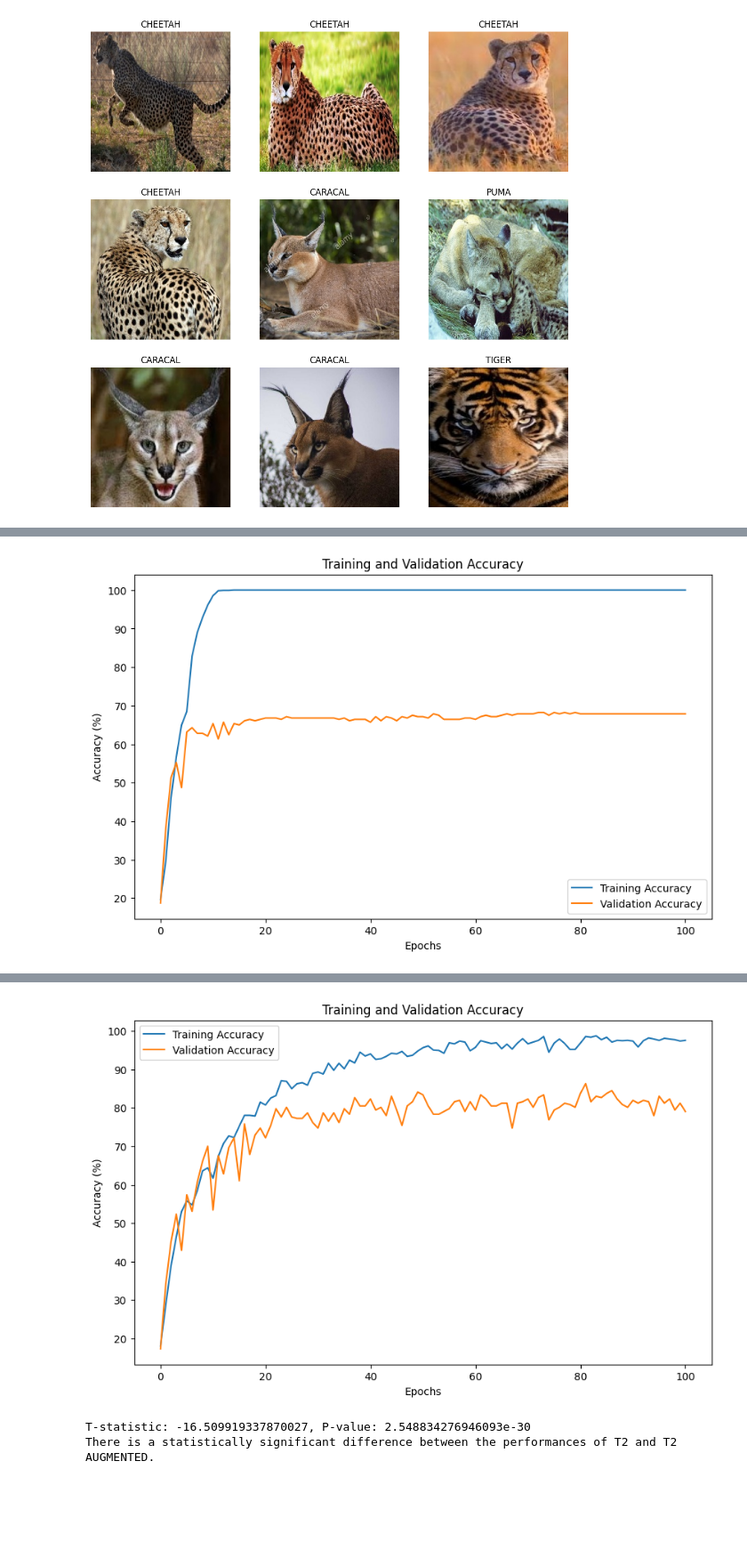
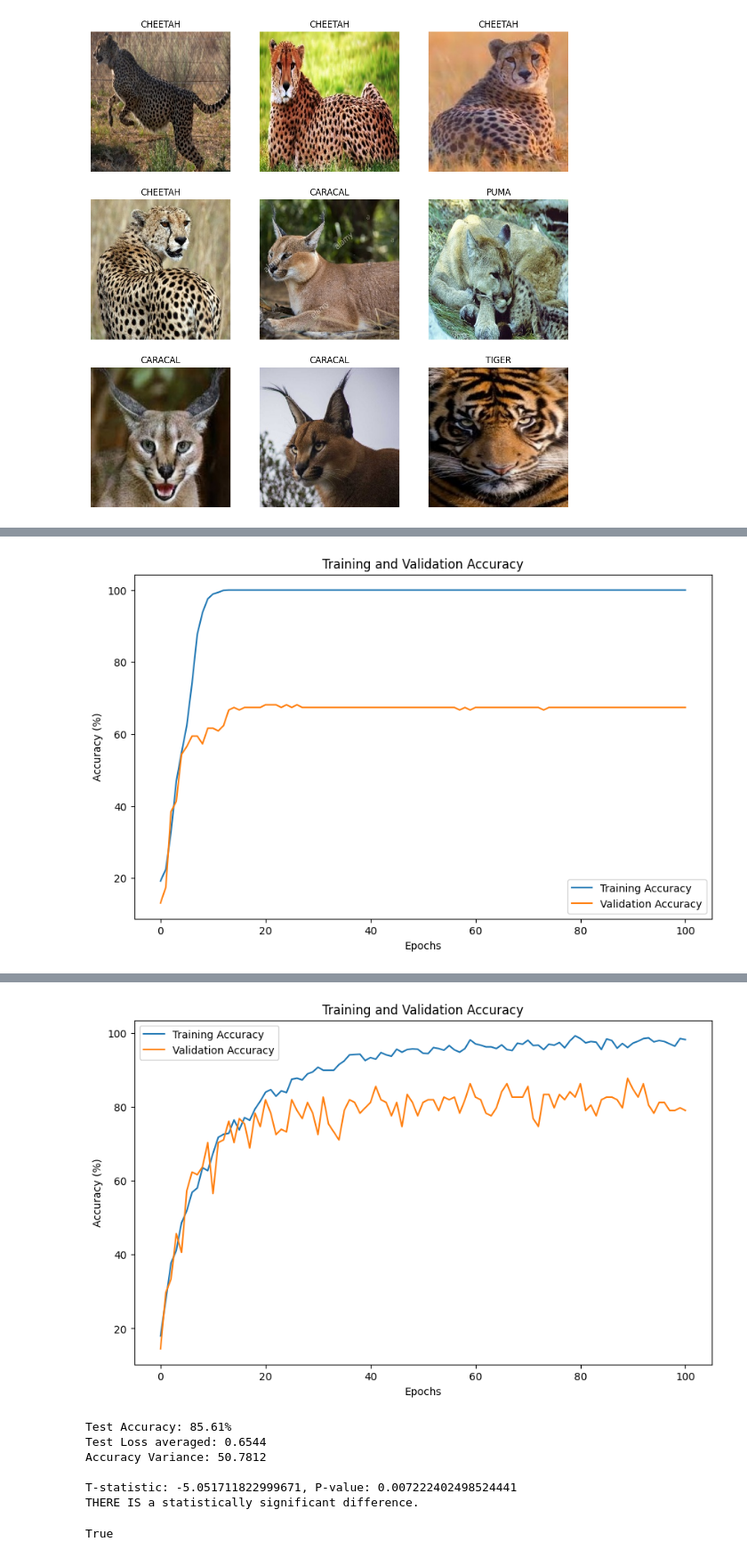
Before and after one commit to JekxDevil/AI, a Jupyter notebook: courses/usi/machine-learning/assignments/2/example.ipynb, the cells around one changed output, grey strips where cells are left out. Shown at 89% size. Drawn from its saved outputs; the diff is of its cells as text; code cells hidden in the pictures; blank space fills up the shorter version.

```diff
--- a/courses/usi/machine-learning/assignments/2/example.ipynb
+++ b/courses/usi/machine-learning/assignments/2/example.ipynb
@@ -390,23 +467,16 @@ class RecipeCNN(nn.Module):
 
 # """
 x, y, _ = get_input(_permute=True) # permute dimensions
-train_loader, test_loader = get_loads(x, y, 0.8)
-model = RecipeCNN(len(label_to_idx)).to(CONFIGS["device"])
-optimizer = CONFIGS["optimizer"](model.parameters())
-train_acc, test_acc, best_model = train(model, CONFIGS["criterion"], optimizer, (train_loader, test_loader))
-save_model(best_model, 'best_cnn.pth')
-test_acc_t2 = test_acc.copy() # used later on for statistical comparison
-plot_train_test(train_acc, test_acc)
-
-# 5. STATISTICAL COMPARISON
-t_stat, p_value = ttest_rel(test_acc_t1[:CONFIGS["epochs"]], test_acc_t2)
-print(f"T-statistic: {t_stat}, P-value: {p_value}")
-
-# interpretation of the result
-if p_value < 0.05:
-    print("There is a statistically significant difference between the performances of T1 and T2.")
-else:
-    print("There is no statistically significant difference between the performances of T1 and T2.")
+train_loader, val_loader, test_loader = get_loads(_x=x, _y=y)
+model_cnn = RecipeCNN(len(label_to_idx)).to(CONFIGS["device"])
+optimizer = CONFIGS["optimizer"](model_cnn.parameters())
+train_acc, val_acc, best_model_cnn = train(
+    model_cnn, CONFIGS["criterion"], optimizer, (train_loader, val_loader)
+)
+save_model(best_model_cnn, 'best_cnn.pth')
+plot_accuracies(train_acc, val_acc)
+metrics_cnn = evaluate_model(best_model_cnn, test_loader)
+statistical_comparison(metrics_ffnn, metrics_cnn)
 
 # """
 
@@ -425,22 +495,15 @@ augmentation_transforms = transforms.Compose([
 ])
 
 
-x, y, feats = get_input(_permute=True) # permute dimensions
-train_loader, test_loader = get_loads(x, y, 0.8, _transform=augmentation_transforms)
-model = RecipeCNN(len(label_to_idx)).to(CONFIGS["device"])
-optimizer = CONFIGS["optimizer"](model.parameters())
-train_acc, test_acc, best_model = train(model, CONFIGS["criterion"], optimizer, (train_loader, test_loader))
-save_model(best_model, 'best_cnn_aug.pth')
-test_aug_acc_t2 = test_acc.copy() # used later on for statistical comparison
-plot_train_test(train_acc, test_acc)
-
-# STATISTICAL COMPARISON
-t_stat, p_value = ttest_rel(test_acc_t2, test_aug_acc_t2)
-print(f"T-statistic: {t_stat}, P-value: {p_value}")
-
-# interpretation of the result
-if p_value < 0.05:
-    print("There is a statistically significant difference between the performances of T2 and T2 AUGMENTED.")
-else:
-    print("There is no statistically significant difference between the performances of T2 and T2 AUGMENTED.")
+x, y, _ = get_input(_permute=True) # permute dimensions
+train_loader, val_loader, test_loader = get_loads(_x=x, _y=y, _transform=augmentation_transforms)
+model_cnn_aug = RecipeCNN(len(label_to_idx)).to(CONFIGS["device"])
+optimizer = CONFIGS["optimizer"](model_cnn_aug.parameters())
+train_acc, val_acc, best_model_cnn_aug = train(
+    model_cnn_aug, CONFIGS["criterion"], optimizer, (train_loader, val_loader)
+)
+save_model(best_model_cnn_aug, 'best_cnn_aug.pth')
+plot_accuracies(train_acc, val_acc)
+metrics_cnn_aug = evaluate_model(best_model_cnn_aug, test_loader)
+statistical_comparison(metrics_cnn, metrics_cnn_aug)
 # %% [output]
@@ -459 +522 @@ Best accuracy: 68.23
-[figure, old version]
+[figure, new version]
@@ -474,6 +541,11 @@ Best accuracy: 86.28
-[figure, old version]
+[figure, new version]
-T-statistic: -16.509919337870027, P-value: 2.548834276946093e-30
-There is a statistically significant difference between the performances of T2 and T2 AUGMENTED.
+Test Accuracy: 85.61%
+Test Loss averaged: 0.6544
+Accuracy Variance: 50.7812
+
+T-statistic: -5.051711822999671, P-value: 0.007222402498524441
+THERE IS a statistically significant difference.
+True
 # %%
 ################### Task 2 BONUS ###################
 from sklearn.model_selection import ParameterGrid
```
Also changed, not shown: parts of 7 cells of this notebook, 2 other files.
